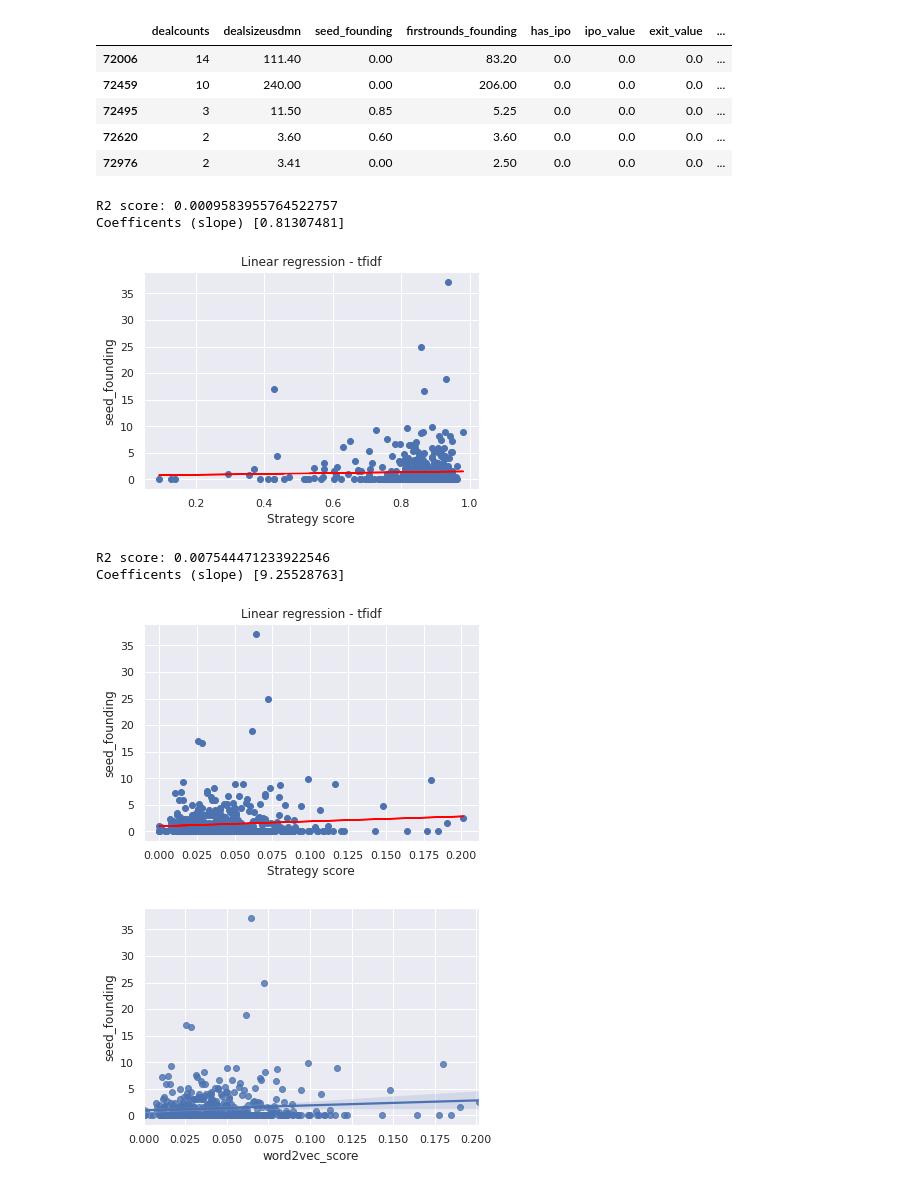
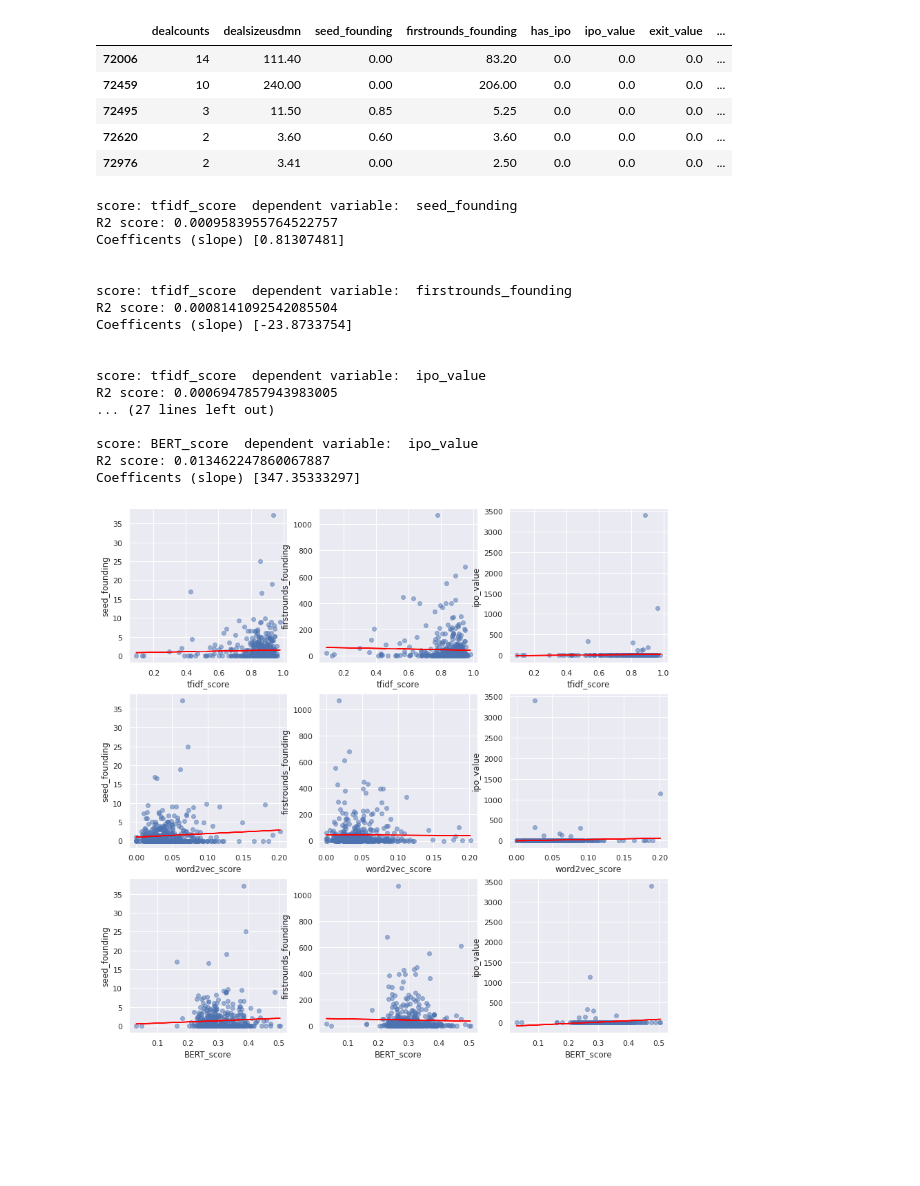
Before and after one commit to derekcoding1/StartupStrategy, a Jupyter notebook: prediction/linear_regression.ipynb, the cells around one changed output. Saved outputs shown, nothing was run; the diff lists cells and outputs as text; code cells hidden in the pictures; blank space fills up the shorter version.

```diff
--- a/prediction/linear_regression.ipynb
+++ b/prediction/linear_regression.ipynb
@@ -16,6 +16,7 @@ Mounted at /content/drive
 y_var = pd.read_csv("drive/My Drive/Capstone Shared Docs/result/y_vars.csv")
 score_tfidf = pd.read_csv("/content/drive/MyDrive/Capstone Shared Docs/strategy score/tf_idf_2011.csv")
 score_word2vec = pd.read_csv("/content/drive/MyDrive/Capstone Shared Docs/strategy score/word2_vec_2011.csv")
+score_BERT = pd.read_csv("/content/drive/MyDrive/Capstone Shared Docs/strategy score/BERT_2011.csv")
 # %%
 y_var.head()
 # %% [output]
@@ -29,6 +30,7 @@ y_var.head()
 score = score_tfidf.copy()
 score = score.rename(columns = {'Strat_score':'tfidf_score'})
 score['word2vec_score'] = score_word2vec['Strat_score']
+score['BERT_score'] = score_BERT['Strat_score']
 # %%
 score.head(3)
 # %% [output]
@@ -71,34 +72,52 @@ df.head()
 | 72620 | 2 | 3.60 | 0.60 | 3.60 | 0.0 | 0.0 | 0.0 | ... |
 | 72976 | 2 | 3.41 | 0.00 | 2.50 | 0.0 | 0.0 | 0.0 | ... |
 # %%
-def LinearReg(df,score,dep_var):
-  X = np.asarray(df[score]).reshape((-1,1))
-  y = np.asarray(df[dep_var])
-  reg = LinearRegression().fit(X,y)
-  y_hat = reg.predict(X)
+scores = ['tfidf_score','word2vec_score','BERT_score']
+dep_vars = ['seed_founding','firstrounds_founding','ipo_value']
 
-  print('R2 score:',reg.score(X,y))
-  print('Coefficents (slope)',reg.coef_)
+def LinearReg(df,scores,dep_vars):
+  fig, ax = plt.subplots(len(scores),len(dep_vars),figsize=(14,14))
 
-  plt.scatter(X,y)
-  plt.title('Linear regression - tfidf')
-  plt.xlabel('Strategy score')
-  plt.ylabel(dep_var)
-  plt.plot(X,y_hat,color = 'red');
+  i = 0
+  j = 0
+  for score in scores:
+    for dep_var in dep_vars:
+      X = np.asarray(df[score]).reshape((-1,1))
+      y = np.asarray(df[dep_var])
+      reg = LinearRegression().fit(X,y)
+      y_hat = reg.predict(X)
+
+      print('score:',score, ' dependent variable: ',dep_var)
+      print('R2 score:',reg.score(X,y))
+      print('Coefficents (slope)',reg.coef_)
+      print('\n')
+
+      ax[i,j].scatter(X,y, alpha = 0.5)
+      ax[i,j].set_xlabel(score)
+      ax[i,j].set_ylabel(dep_var)
+      ax[i,j].plot(X,y_hat,color = 'red')
+
+      j = j+1
+    j = 0
+    i = i + 1
 # %%
-LinearReg(df,'tfidf_score','seed_founding')
+LinearReg(df,scores,dep_vars)
 # %% [output]
+score: tfidf_score  dependent variable:  seed_founding
 R2 score: 0.0009583955764522757
 Coefficents (slope) [0.81307481]
+
+
+score: tfidf_score  dependent variable:  firstrounds_founding
+R2 score: 0.0008141092542085504
+Coefficents (slope) [-23.8733754]
+
+
+score: tfidf_score  dependent variable:  ipo_value
+R2 score: 0.0006947857943983005
+... (27 lines left out)
+
+score: BERT_score  dependent variable:  ipo_value
+R2 score: 0.013462247860067887
+Coefficents (slope) [347.35333297]
-[figure, old version]
+[figure, new version]
-# %%
-LinearReg(df,'word2vec_score','seed_founding')
-# %% [output]
-R2 score: 0.007544471233922546
-Coefficents (slope) [9.25528763]
-[figure, removed]
-# %%
-import seaborn as sns; sns.set_theme(color_codes=True)
-ax = sns.regplot(x="word2vec_score", y="seed_founding", data=df)
-# %% [output]
-[figure, removed]
```
Also changed, not shown: parts of 9 cells of this notebook.
